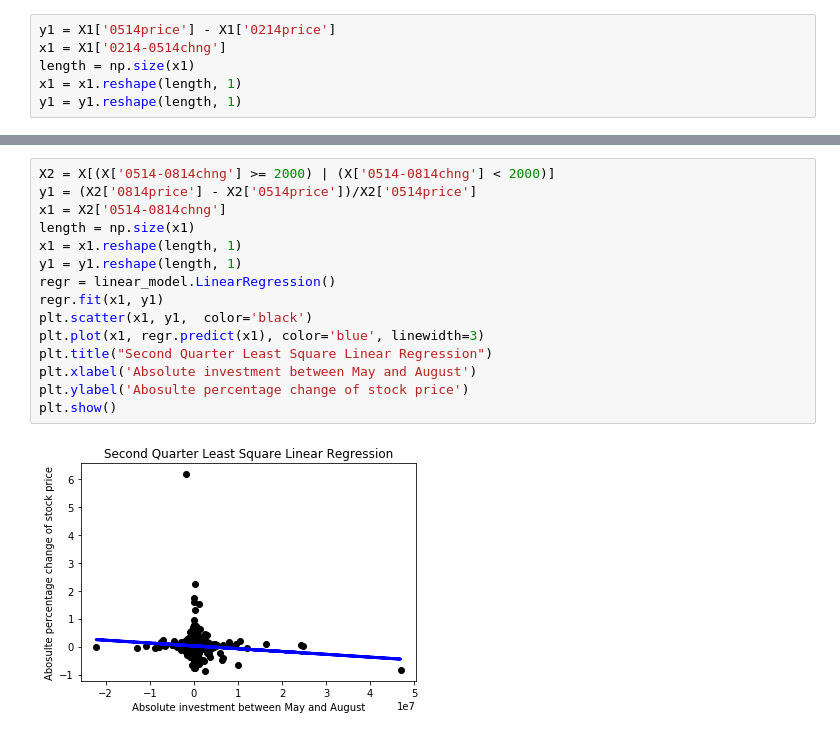
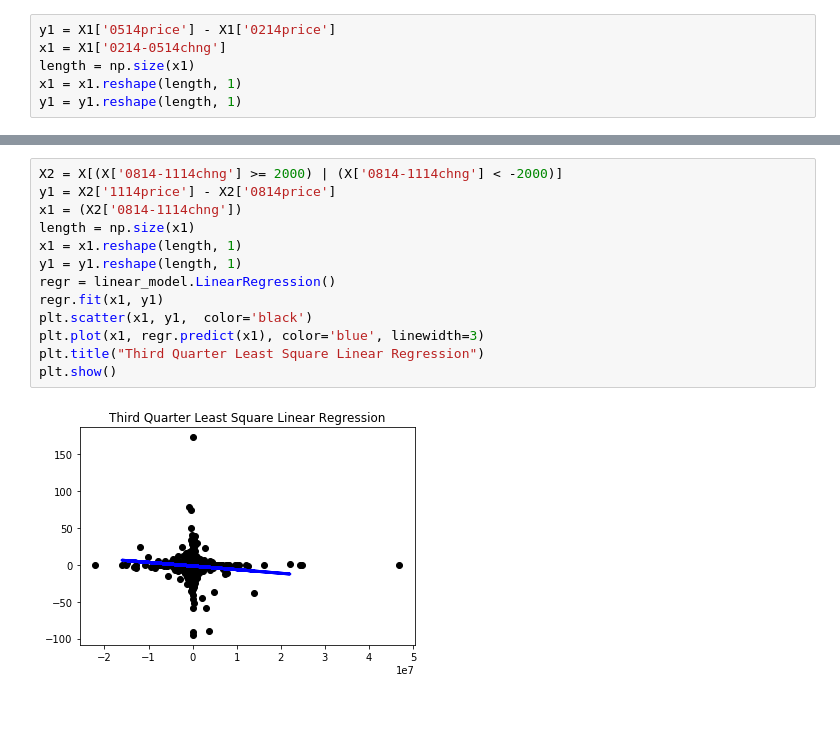
Before and after one commit to joyceccy/InfluentialInvestmentPrediction, a Jupyter notebook: RawData/Regression.ipynb, the cells around one changed output, grey strips where cells are left out. Cells and saved outputs as stored; diff of their text form; blank space fills up the shorter version.

```diff
--- a/RawData/Regression.ipynb
+++ b/RawData/Regression.ipynb
@@ -49,17 +65,15 @@ plt.show()
 # %%
-X2 = X[(X['0514-0814chng'] >= 2000) | (X['0514-0814chng'] < 2000)]
-y1 = (X2['0814price'] - X2['0514price'])/X2['0514price']
-x1 = X2['0514-0814chng']
+X2 = X[(X['0814-1114chng'] >= 2000) | (X['0814-1114chng'] < -2000)]
+y1 = X2['1114price'] - X2['0814price']
+x1 = (X2['0814-1114chng'])
 length = np.size(x1)
 x1 = x1.reshape(length, 1)
 y1 = y1.reshape(length, 1)
 regr = linear_model.LinearRegression()
 regr.fit(x1, y1)
 plt.scatter(x1, y1,  color='black')
 plt.plot(x1, regr.predict(x1), color='blue', linewidth=3)
-plt.title("Second Quarter Least Square Linear Regression")
-plt.xlabel('Absolute investment between May and August')
-plt.ylabel('Abosulte percentage change of stock price')
+plt.title("Third Quarter Least Square Linear Regression")
 plt.show()
 # %% [output]
-[figure, old version]
+[figure, new version]
```
Also changed, not shown: parts of 6 cells of this notebook.
